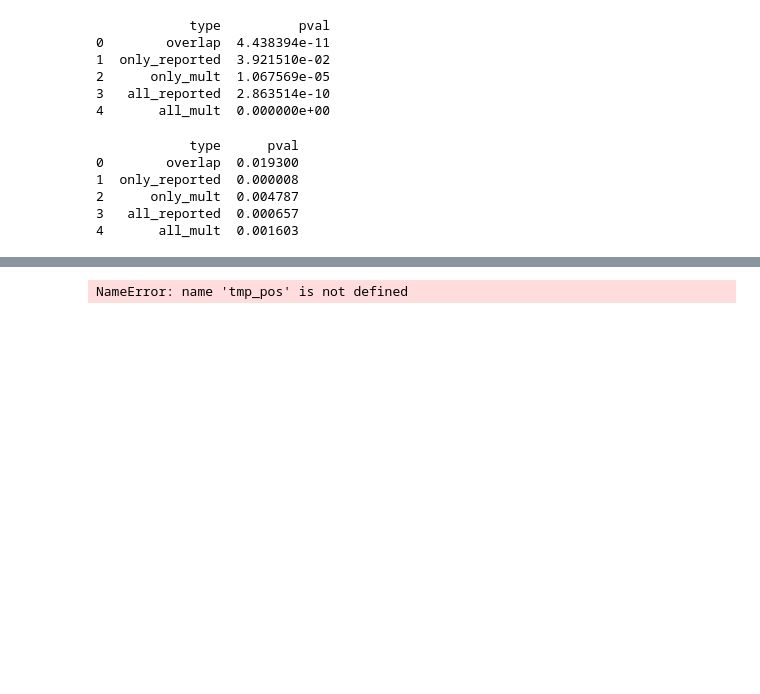
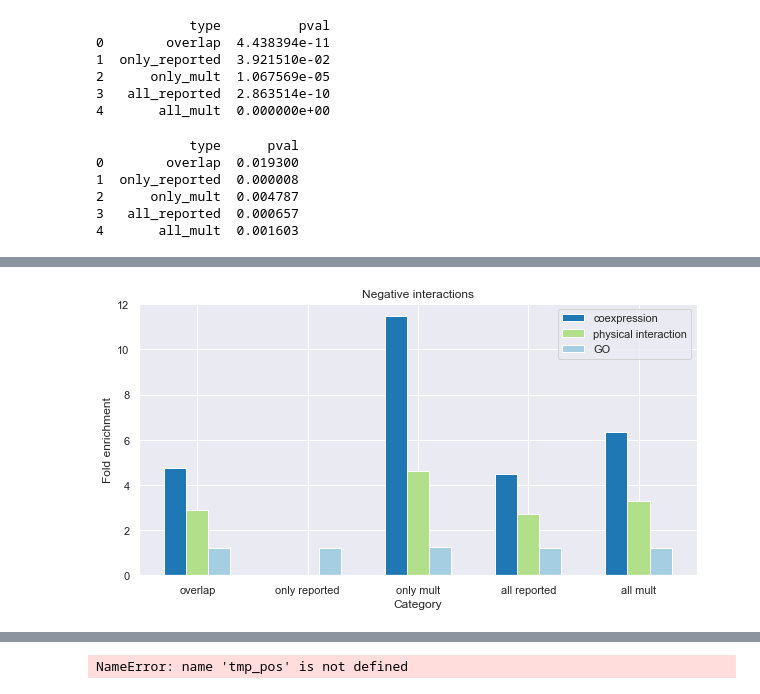
Before and after one commit to brian-arnold/epistasis_reanalysis, a Jupyter notebook: yeast_screens/Kuzmin2020.ipynb, the cells around one changed output, grey strips where cells are left out. Saved outputs shown, nothing was run; the diff lists cells and outputs as text; code cells hidden in the pictures; blank space fills up the shorter version.

```diff
--- a/yeast_screens/Kuzmin2020.ipynb
+++ b/yeast_screens/Kuzmin2020.ipynb
@@ -590,3 +624,29 @@ NameError: name 'tmp_neg' is not defined
+# %%
+p = 0.05
+data = []
+for i, func in enumerate([enrich.fraction_coex_three, enrich.fraction_physical_three, enrich.alleles_2_go_enrichment]):
+    genome_wide = func(df)
+    overlap, only_reported, only_mult, all_reported, all_mult = enrich.outlier_enrichment(df[df.pval < p], "negative", func, multiplicative, tau_mult_sig_val)
+
+    d = [overlap['frac']/genome_wide['frac'], only_reported['frac']/genome_wide['frac'], only_mult['frac']/genome_wide['frac'], all_reported['frac']/genome_wide['frac'], all_mult['frac']/genome_wide['frac']]
+    data.append( d )
+# %%
+fig, axs = plt.subplots(figsize=(10,5))
+
+x = np.arange(len(data[0]))
+width = 0.2
+
+plt.bar(x-width, data[0], width, color='#1f78b4')
+plt.bar(x, data[1], width, color='#b2df8a')
+plt.bar(x+width, data[2], width, color='#a6cee3')
+plt.xticks(x, ['overlap', 'only reported', 'only mult', 'all reported', 'all mult'])
+plt.xlabel("Category")
+plt.ylabel("Fold enrichment")
+plt.legend(["coexpression", "physical interaction", "GO"])
+plt.title("Negative interactions")
+plt.show()
+# %% [output]
+[figure, added]
 # %%
 # look at gene triplets for different multiplicative outliers not reported as significant; inspect as jupyter variables in VS code
 x1 = sorted(df[df.pval < 0.05].alleles[(df[df.pval < 0.05].adjusted_interaction_score_epsilon_or_tau < 0.08) & (df[df.pval < 0.05][multiplicative] > tau_mult_pos_sig_val)])
```
Also changed, not shown: parts of 5 cells of this notebook.
